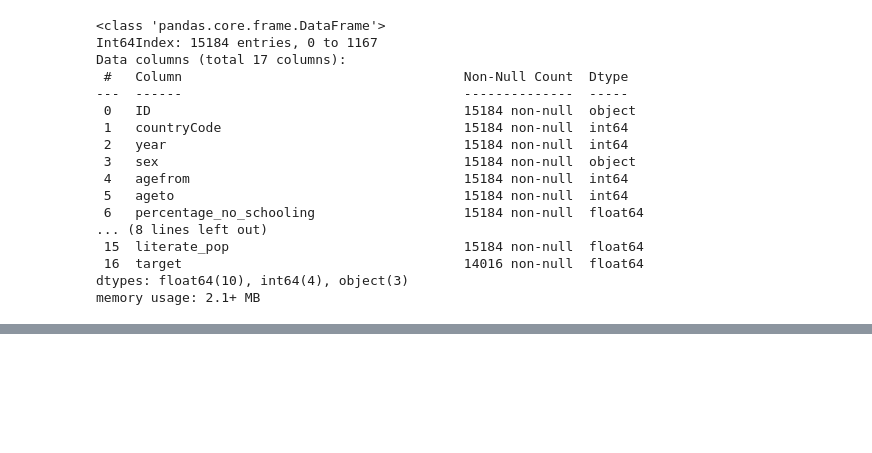
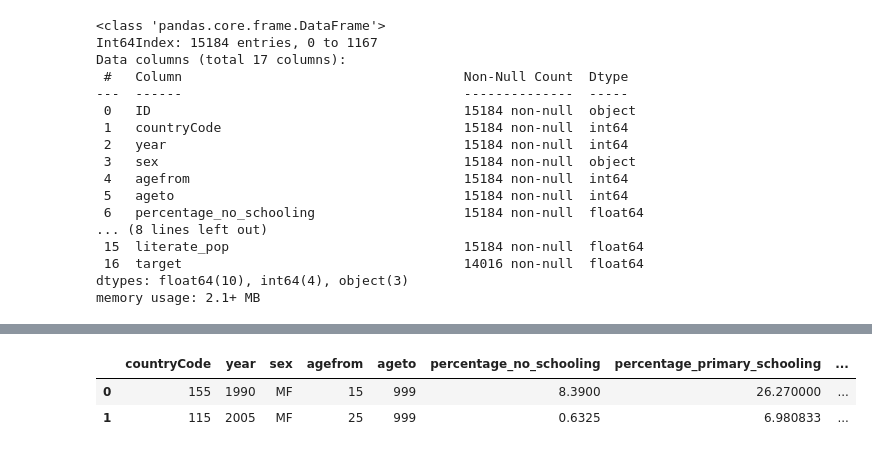
Before and after one commit to ElijahWandimi/Datascience, a Jupyter notebook: SilliconValley21st.ipynb, the cells around one changed output, grey strips where cells are left out. Saved outputs shown, nothing was run; the diff lists cells and outputs as text; code cells hidden in the pictures; blank space fills up the shorter version.

```diff
--- a/SilliconValley21st.ipynb
+++ b/SilliconValley21st.ipynb
@@ -78,0 +122,11 @@ dataset.describe()
+# %%
+fe = dataset.groupby('sex').size() / len(dataset)
+dataset.loc[:, 'sex_freq_encode'] = dataset['sex'].map(fe)
+fe_reg = dataset.groupby('region_code').size() / len(dataset)
+dataset.loc[:, 'region_code_freq_encode'] = dataset['region_code'].map(fe_reg)
+# %%
+dataset.head(2)
+# %% [output]
+|  | countryCode | year | sex | agefrom | ageto | percentage_no_schooling | percentage_primary_schooling | ... |
+| 0 | 155 | 1990 | MF | 15 | 999 | 8.3900 | 26.270000 | ... |
+| 1 | 115 | 2005 | MF | 25 | 999 | 0.6325 | 6.980833 | ... |
```
Also changed, not shown: parts of 24 cells of this notebook.
